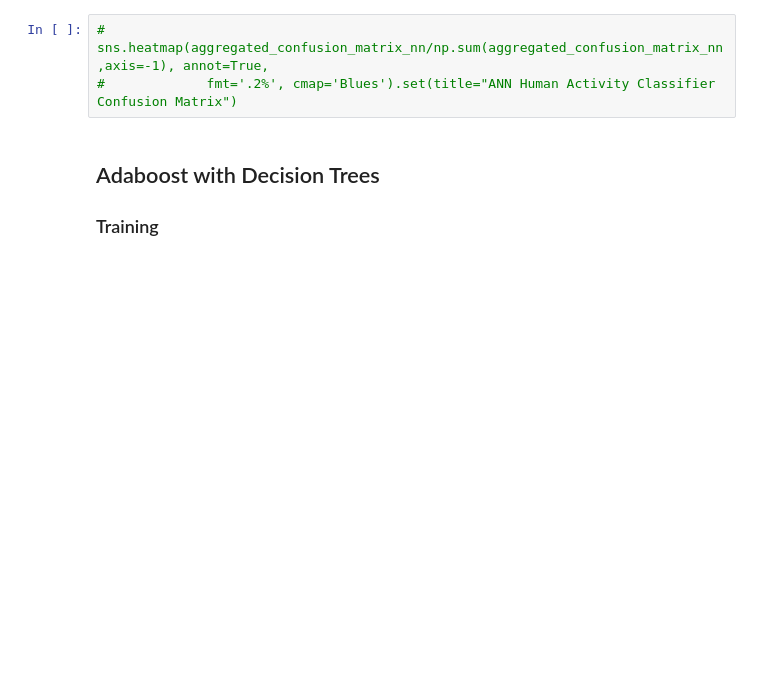
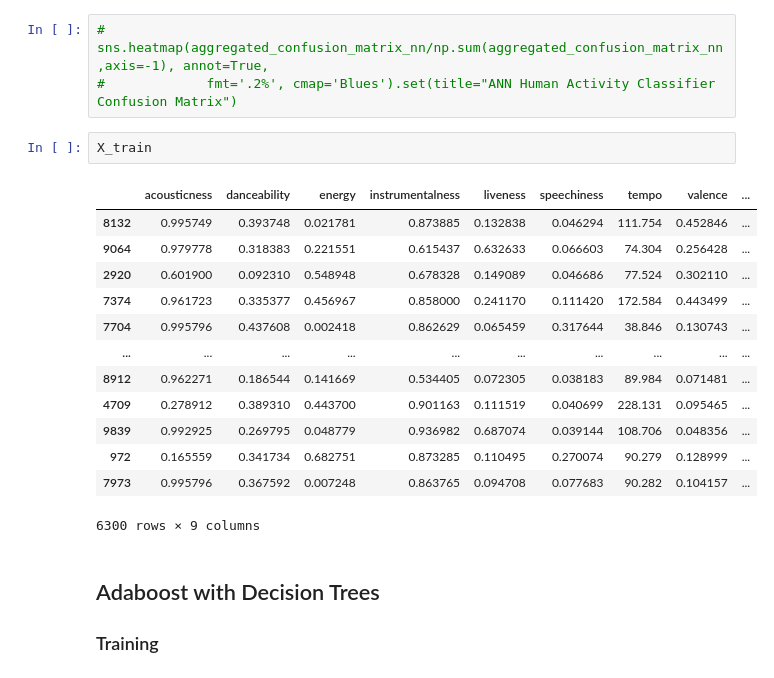
Before and after one commit to cayasryan/AI-201-Final-Project, a Jupyter notebook: modeling/training/modelling-002.ipynb, the cells around one changed output. Cells and saved outputs as stored; diff of their text form; blank space fills up the shorter version.

```diff
--- a/modeling/training/modelling-002.ipynb
+++ b/modeling/training/modelling-002.ipynb
@@ -236,6 +248,22 @@ sns.heatmap(conf_df/np.sum(conf_df,axis=1), annot=True,
 # %%
 # sns.heatmap(aggregated_confusion_matrix_nn/np.sum(aggregated_confusion_matrix_nn,axis=-1), annot=True,
 #             fmt='.2%', cmap='Blues').set(title="ANN Human Activity Classifier Confusion Matrix")
+# %%
+X_train
+# %% [output]
+|  | acousticness | danceability | energy | instrumentalness | liveness | speechiness | tempo | valence | ... |
+| 8132 | 0.995749 | 0.393748 | 0.021781 | 0.873885 | 0.132838 | 0.046294 | 111.754 | 0.452846 | ... |
+| 9064 | 0.979778 | 0.318383 | 0.221551 | 0.615437 | 0.632633 | 0.066603 | 74.304 | 0.256428 | ... |
+| 2920 | 0.601900 | 0.092310 | 0.548948 | 0.678328 | 0.149089 | 0.046686 | 77.524 | 0.302110 | ... |
+| 7374 | 0.961723 | 0.335377 | 0.456967 | 0.858000 | 0.241170 | 0.111420 | 172.584 | 0.443499 | ... |
+| 7704 | 0.995796 | 0.437608 | 0.002418 | 0.862629 | 0.065459 | 0.317644 | 38.846 | 0.130743 | ... |
+| ... | ... | ... | ... | ... | ... | ... | ... | ... | ... |
+| 8912 | 0.962271 | 0.186544 | 0.141669 | 0.534405 | 0.072305 | 0.038183 | 89.984 | 0.071481 | ... |
+| 4709 | 0.278912 | 0.389310 | 0.443700 | 0.901163 | 0.111519 | 0.040699 | 228.131 | 0.095465 | ... |
+| 9839 | 0.992925 | 0.269795 | 0.048779 | 0.936982 | 0.687074 | 0.039144 | 108.706 | 0.048356 | ... |
+| 972 | 0.165559 | 0.341734 | 0.682751 | 0.873285 | 0.110495 | 0.270074 | 90.279 | 0.128999 | ... |
+| 7973 | 0.995796 | 0.367592 | 0.007248 | 0.863765 | 0.094708 | 0.077683 | 90.282 | 0.104157 | ... |
+6300 rows × 9 columns
 # %% [markdown]
 ## Adaboost with Decision Trees
 ### Training
```
Also changed, not shown: parts of 6 cells of this notebook.
